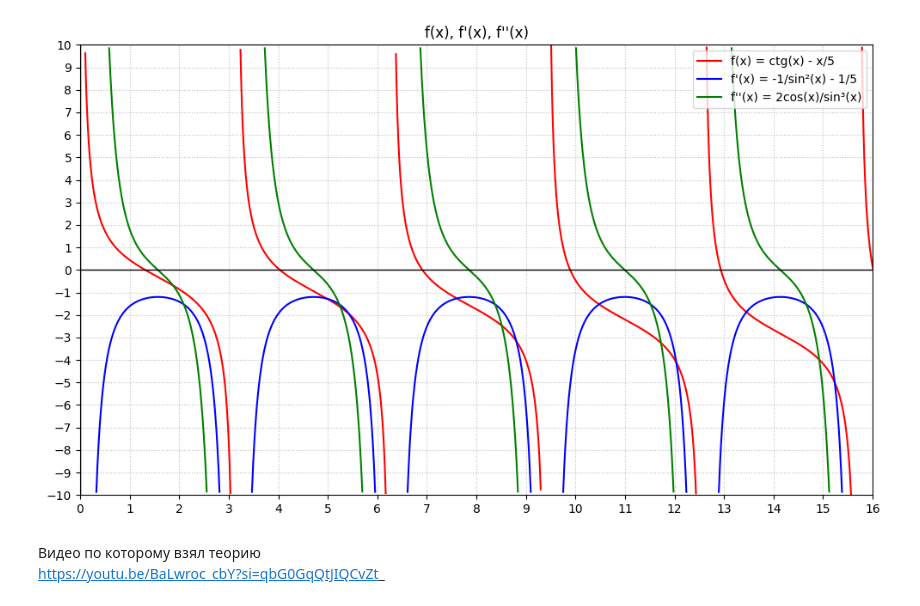
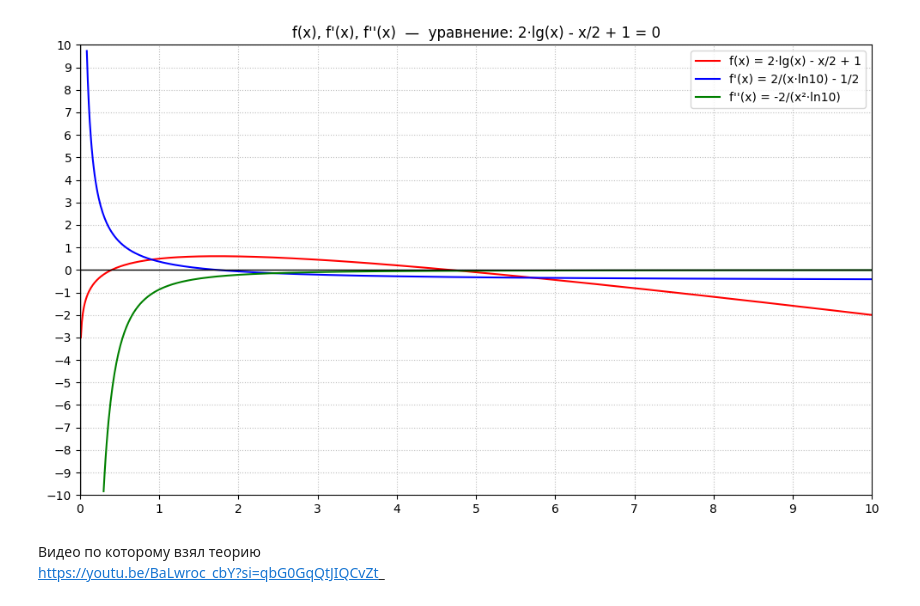
Before and after one commit to WonderSi/cm-python-semestr6, a Jupyter notebook: main.ipynb, the cells around one changed output. Saved outputs shown, nothing was run; the diff lists cells and outputs as text; code cells hidden in the pictures.

```diff
--- a/main.ipynb
+++ b/main.ipynb
@@ -8,50 +8,46 @@ import matplotlib.pyplot as plt
 # ──────────────────────────────────────────────
 
 def f(x: float) -> float:
-    """f(x) = ctg(x) - x/5"""
-    return 1.0 / math.tan(x) - x / 5.0
+    """f(x) = 2·lg(x) - x/2 + 1"""
+    return 2.0 * math.log10(x) - x / 2.0 + 1.0
 
 
 def f_prime(x: float) -> float:
-    """f'(x) = -1/sin²(x) - 1/5"""
-    return -1.0 / math.sin(x) ** 2 - 1.0 / 5.0
+    """f'(x) = 2/(x·ln10) - 1/2"""
+    return 2.0 / (x * math.log(10)) - 1.0 / 2.0
 
 
 def f_double_prime(x: float) -> float:
-    """f''(x) = 2·cos(x)/sin³(x)"""
-    return 2.0 * math.cos(x) / math.sin(x) ** 3
+    """f''(x) = -2/(x²·ln10)"""
+    return -2.0 / (x ** 2 * math.log(10))
 # %%
 plt.figure(figsize=(10, 6))
 
+n = 800
+a, b = 0.01, 10.0  # область определения: x > 0
+xs = [a + i * (b - a) / n for i in range(n + 1)]
+
 for func, color, label in [
-    (f,             'red',   "f(x) = ctg(x) - x/5"),
-    (f_prime,       'blue',  "f'(x) = -1/sin²(x) - 1/5"),
-    (f_double_prime,'green', "f''(x) = 2cos(x)/sin³(x)"),
+    (f,              'red',   "f(x) = 2·lg(x) - x/2 + 1"),
+    (f_prime,        'blue',  "f'(x) = 2/(x·ln10) - 1/2"),
+    (f_double_prime, 'green', "f''(x) = -2/(x²·ln10)"),
 ]:
-    for k in range(6):
-        a = math.pi * k + 0.05
-        b = math.pi * (k + 1) - 0.05
-        n = 800
-        xs = [a + i * (b - a) / n for i in range(n + 1)]
-        ys = [func(x) if abs(func(x)) <= 10 else None for x in xs]
-        plt.plot(xs, ys, color=color, label=label if k == 0 else '')
+    ys = [func(x) if abs(func(x)) <= 10 else None for x in xs]
+    plt.plot(xs, ys, color=color, label=label)
 
 plt.axhline(0, color='black', linewidth=1)
 plt.axvline(0, color='black', linewidth=1)
 plt.grid(True, linestyle=':', alpha=0.8)
-
 plt.gca().xaxis.set_major_locator(MultipleLocator(1))
 plt.gca().yaxis.set_major_locator(MultipleLocator(1))
-
-plt.xlim(0, 16)
+plt.xlim(0, 10)
 plt.ylim(-10, 10)
-plt.title("f(x), f'(x), f''(x)")
+plt.title("f(x), f'(x), f''(x)  —  уравнение: 2·lg(x) - x/2 + 1 = 0")
 plt.legend()
-
 plt.tight_layout()
 plt.show()
 # %% [output]
-[figure, old version]
+[figure, new version]
 # %%
 # ──────────────────────────────────────────────
 #  ВСПОМОГАТЕЛЬНЫЕ ФУНКЦИИ
```
Also changed, not shown: parts of 6 cells of this notebook.
